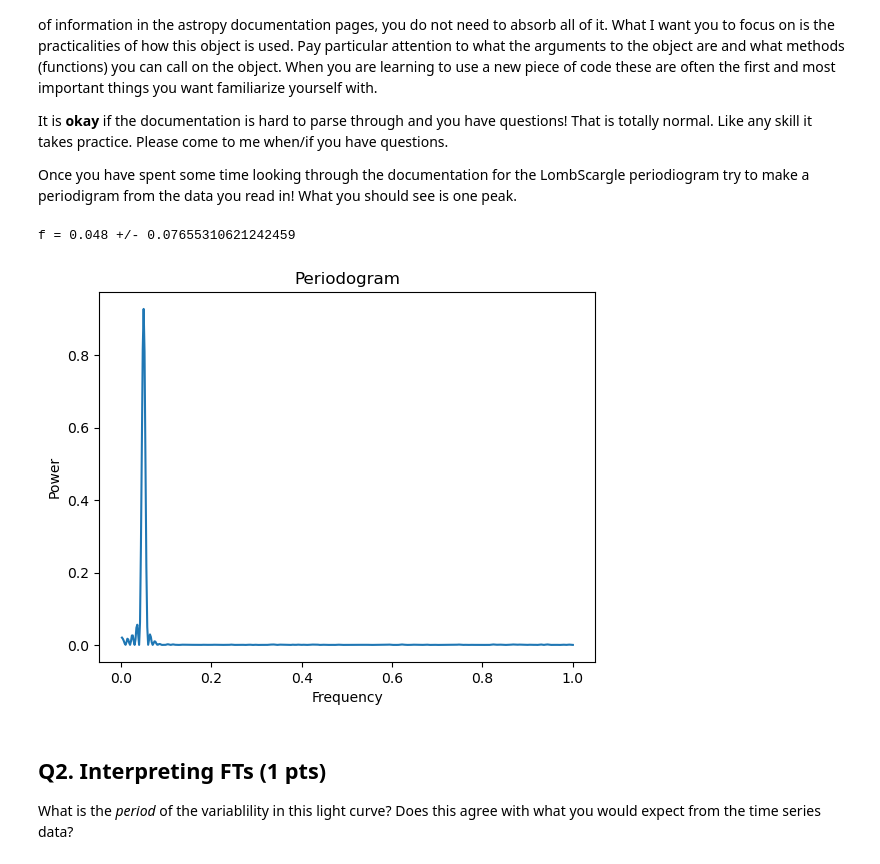
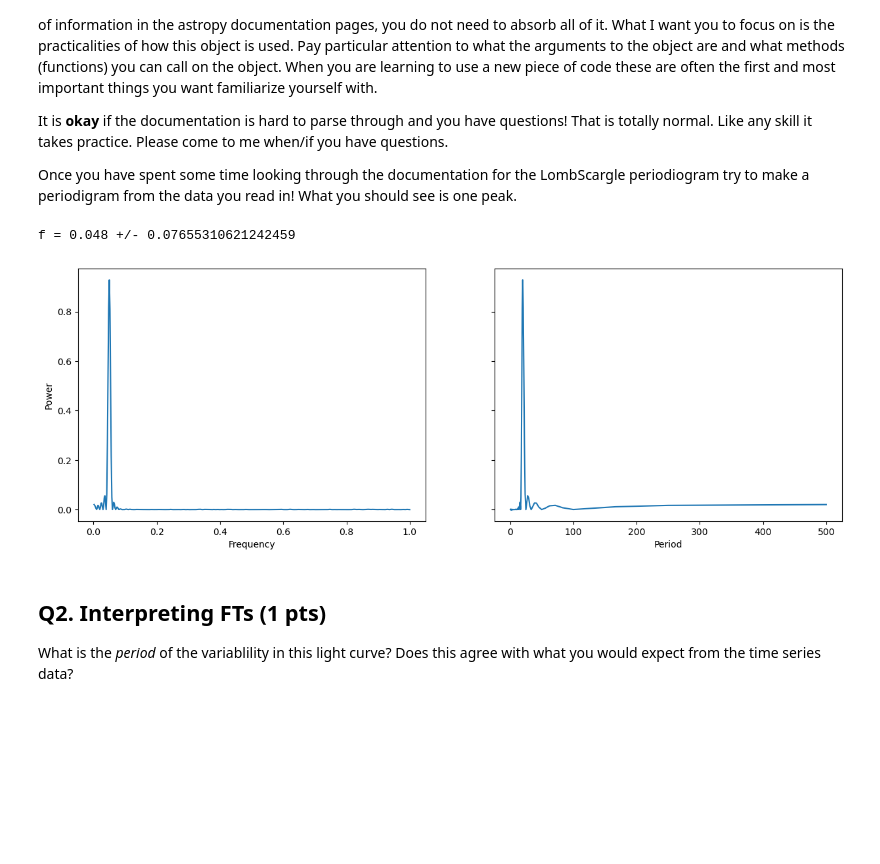
Before and after one commit to cassiemetzger/dartmouth_a74, a Jupyter notebook: CP_fourier.ipynb, the cells around one changed output. Drawn from its saved outputs; the diff is of its cells as text; code cells hidden in the pictures; blank space fills up the shorter version.

```diff
--- a/CP_fourier.ipynb
+++ b/CP_fourier.ipynb
@@ -219,22 +221,25 @@ Once you have spent some time looking through the documentation for the LombScar
 # %%
 ls = LombScargle(lc['time'], lc['flux'], fit_mean=True, nterms=1)
 freq, power = ls.autopower(
     minimum_frequency=0,
     maximum_frequency=1,
     normalization='standard'
 )
 expected_freq = 1/period
-plt.plot(freq, power, zorder = 3)
-plt.xlabel('Frequency')
-plt.ylabel('Power')
-plt.title('Periodogram')
+fig, ax = plt.subplots(1,2, figsize = (15,5), sharey = True)
+ax[0].plot(freq, power)
+ax[0].set_xlabel('Frequency')
+ax[0].set_ylabel('Power')
+ax[1].plot(1/freq, power)
+ax[1].set_xlabel('Period')
+
 m = np.isnan(power) == False
 acc_freq = freq[np.argmax(power[m])]
 err = np.abs((acc_freq - expected_freq)/expected_freq)
 print(f"f = {acc_freq} +/- {err}")
 # %% [output]
 f = 0.048 +/- 0.07655310621242459
-[figure, old version]
+[figure, new version]
 # %% [markdown]
 ## Q2. Interpreting FTs (1 pts)
 What is the *period* of the variablility in this light curve? Does this agree with what you would expect from the time series data?
```
Also changed, not shown: parts of 8 cells of this notebook.
